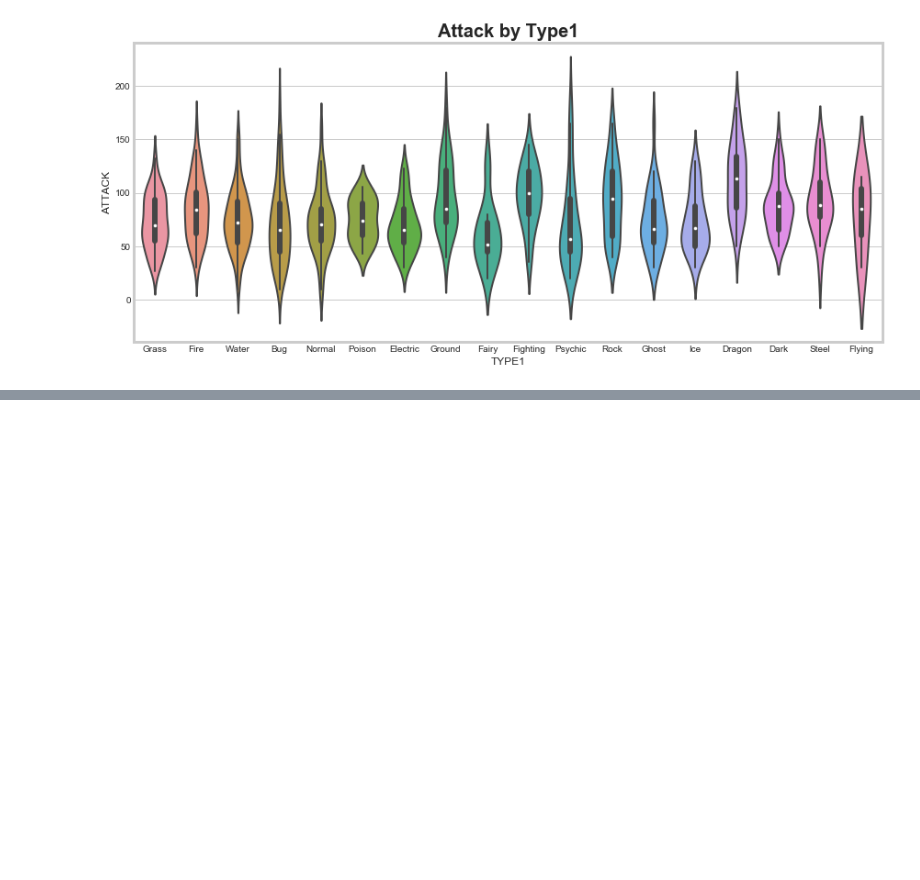
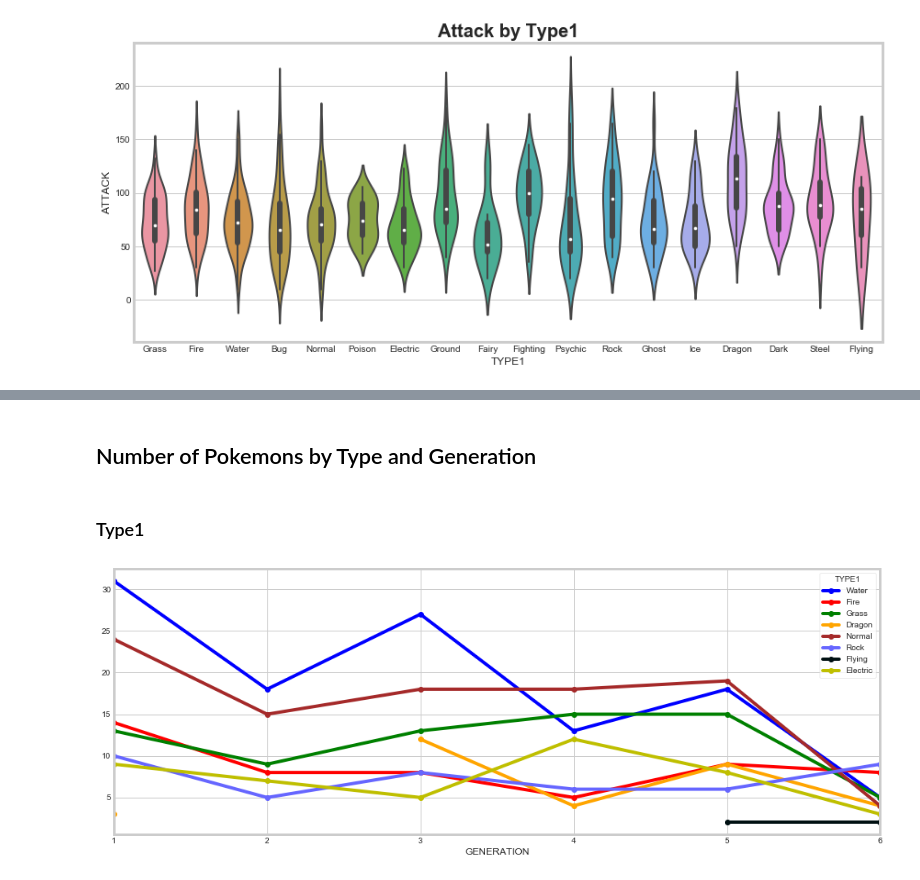
Before and after one commit to iamsumat/Pokemon-Dataset-EDA, a Jupyter notebook: PokemonEDA.ipynb, the cells around one changed output, grey strips where cells are left out. Cells and saved outputs as stored; diff of their text form; code cells hidden in the pictures; blank space fills up the shorter version.

```diff
--- a/PokemonEDA.ipynb
+++ b/PokemonEDA.ipynb
@@ -313,0 +356,13 @@ plt.show()
+# %% [markdown]
+## Number of Pokemons by Type and Generation
+# %% [markdown]
+### Type1
+# %%
+a = df.groupby(['GENERATION', 'TYPE1']).count().reset_index()
+a = a[['GENERATION','TYPE1','TOTAL']]
+a = a.pivot('GENERATION','TYPE1','TOTAL')
+
+a[['Water','Fire','Grass','Dragon','Normal','Rock','Flying','Electric']].plot(figsize=(15,6),color=['b','r','g','#FFA500','brown','#6666ff','#001012','y'], marker='o')
+plt.show()
+# %% [output]
+[figure, added]
```
Also changed, not shown: parts of 12 cells of this notebook.
